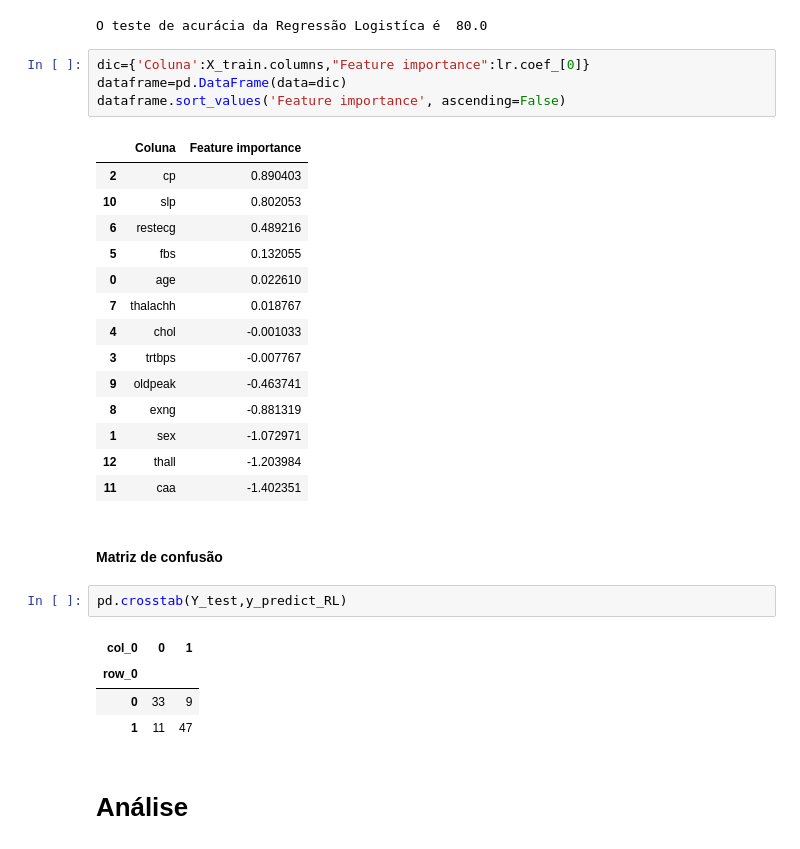
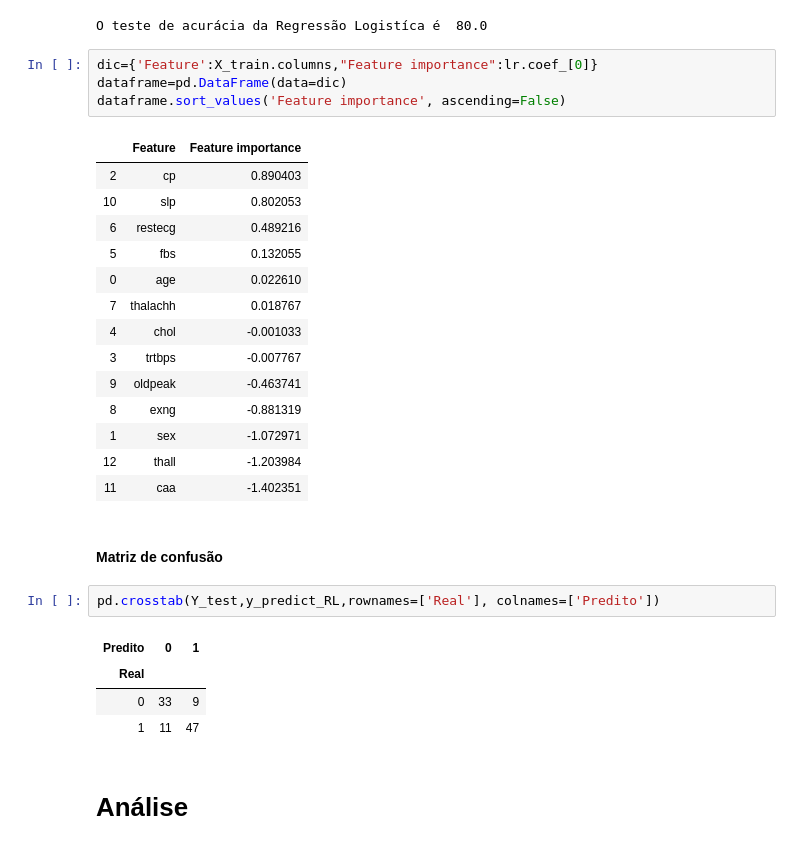
Before and after one commit to duddatorres/PROJETO-2, a Jupyter notebook: Projeto 2.ipynb, the cells around one changed output. Saved outputs shown, nothing was run; the diff lists cells and outputs as text.

```diff
--- a/Projeto 2.ipynb
+++ b/Projeto 2.ipynb
@@ -671,11 +678,11 @@ print("O teste de acurácia da Regressão Logistíca é ", 100*accuracy_score(Y_
 # %% [output]
 O teste de acurácia da Regressão Logistíca é  80.0
 # %%
-dic={'Coluna':X_train.columns,"Feature importance":lr.coef_[0]}
+dic={'Feature':X_train.columns,"Feature importance":lr.coef_[0]}
 dataframe=pd.DataFrame(data=dic)
 dataframe.sort_values('Feature importance', ascending=False)
 # %% [output]
-|  | Coluna | Feature importance |
+|  | Feature | Feature importance |
 | 2 | cp | 0.890403 |
 | 10 | slp | 0.802053 |
 | 6 | restecg | 0.489216 |
@@ -692,10 +699,10 @@ dataframe.sort_values('Feature importance', ascending=False)
 # %% [markdown]
 #### Matriz de confusão
 # %%
-pd.crosstab(Y_test,y_predict_RL)
+pd.crosstab(Y_test,y_predict_RL,rownames=['Real'], colnames=['Predito'])
 # %% [output]
-| col_0 | 0 | 1 |
-| row_0 |  |  |
+| Predito | 0 | 1 |
+| Real |  |  |
 | 0 | 33 | 9 |
 | 1 | 11 | 47 |
 # %% [markdown]
```
Also changed, not shown: parts of 34 cells of this notebook.
